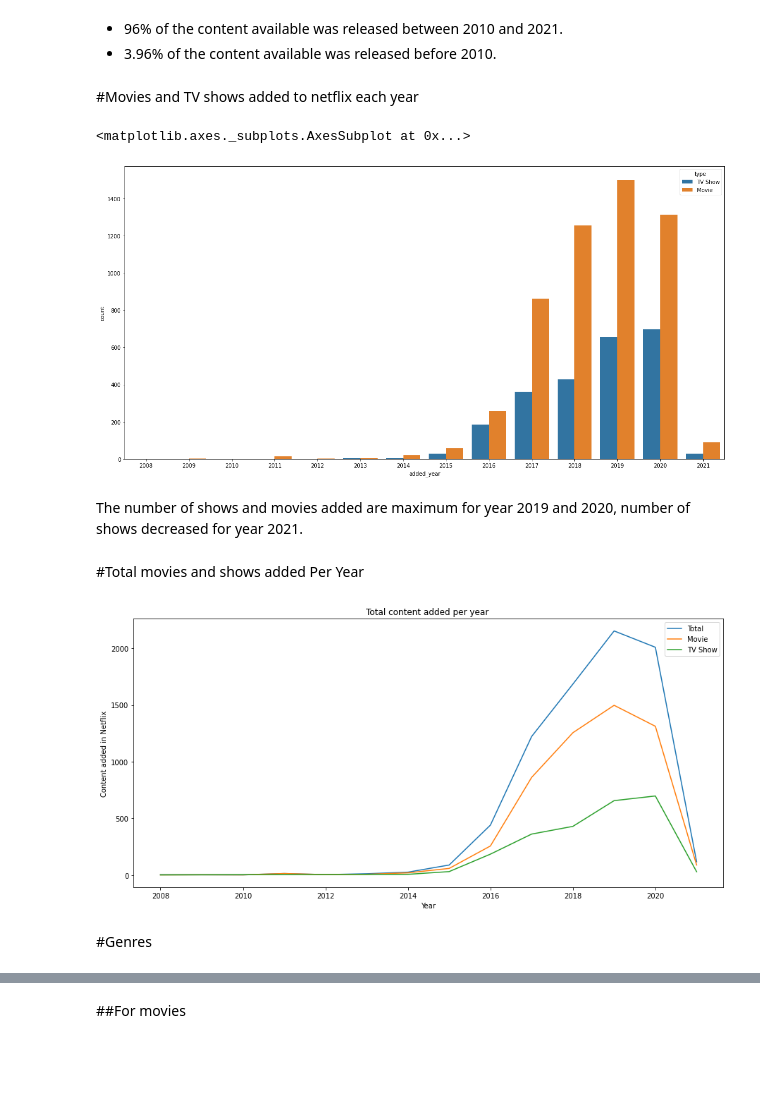
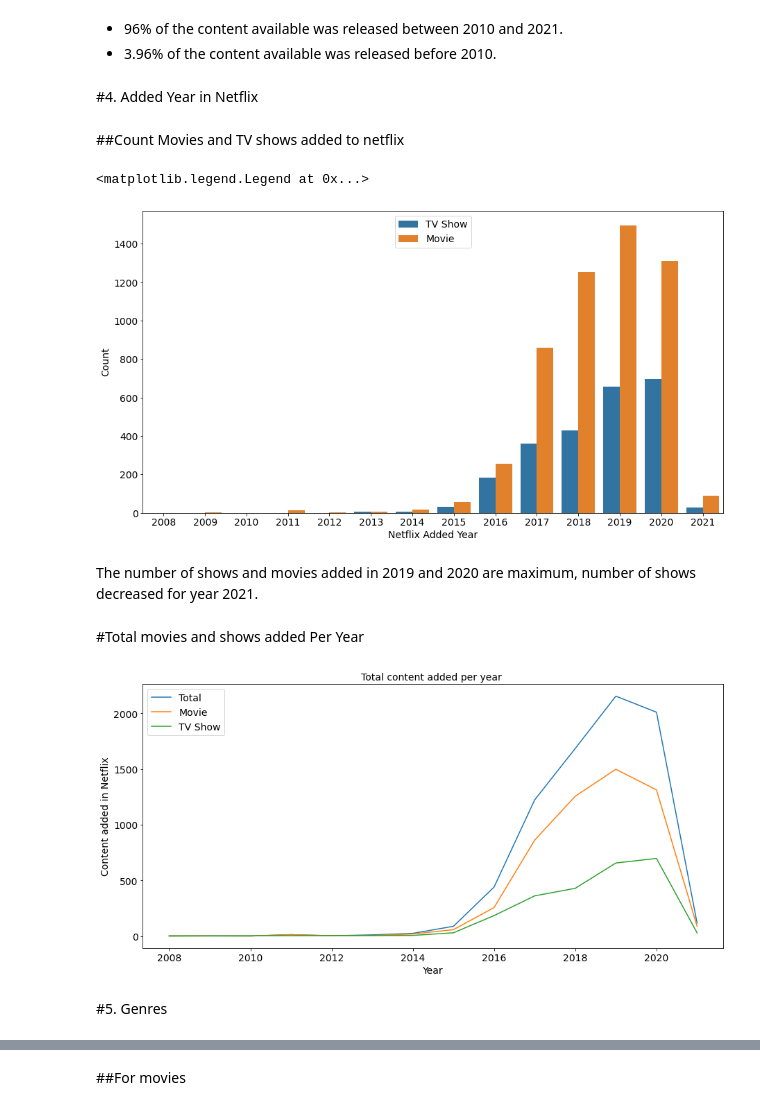
Before and after one commit to Zeeshan00789/NETFLIX-MOVIES-AND-TV-SHOWS-CLUSTERING-, a Jupyter notebook: NETFLIX_MOVIES_AND_TV_SHOWS_CLUSTERING.ipynb, the cells around one changed output, grey strips where cells are left out. Cells and saved outputs as stored; diff of their text form; code cells hidden in the pictures; blank space fills up the shorter version.

```diff
--- a/NETFLIX_MOVIES_AND_TV_SHOWS_CLUSTERING.ipynb
+++ b/NETFLIX_MOVIES_AND_TV_SHOWS_CLUSTERING.ipynb
@@ -297,19 +352,32 @@ plt.pie(values, labels=labels,radius=2, autopct='%1.1f%%',textprops={'fontsize':
 # %% [markdown]
 * 96% of the content available was released between 2010 and 2021.
 * 3.96% of the content available was released before 2010.
+# %% [markdown]
+#4. Added Year in Netflix
 # %% [markdown]
-#Movies and TV shows added to netflix each year
+##Count Movies and TV shows added to netflix
 # %%
 # Creating 'year' column
 df['added_year'] =pd.to_datetime (df['date_added']).dt.year
 #plotting barplot for each year
-plt.figure(figsize = (20,10))
+plt.figure(figsize = (15,8))
 sns.countplot(x='added_year', hue='type',data=df)
+
+
+#font size of x and y axis values
+plt.xticks(fontsize=14)
+plt.yticks(fontsize=14)
+
+#labelling
+plt.xlabel('Netflix Added Year',fontsize=14)
+plt.ylabel('Count',fontsize=14)
+#legend
+plt.legend(loc='upper center',fontsize=14)
 # %% [output]
-<matplotlib.axes._subplots.AxesSubplot at 0x...>
+<matplotlib.legend.Legend at 0x...>
-[figure, old version]
+[figure, new version]
 # %% [markdown]
-The number of shows and movies added are maximum for year 2019 and 2020, number of shows decreased for year 2021.
+The number of shows and movies added in 2019 and 2020 are maximum, number of shows decreased for year 2021.
 # %% [markdown]
 #Total movies and shows added Per Year
 # %%
@@ -319,19 +388,31 @@ movies_year=movies['added_year'].value_counts().to_frame().reset_index().rename(
 tv_shows['added_year'] = pd.to_datetime(tv_shows['date_added']).dt.year
 shows_year=tv_shows['added_year'].value_counts().to_frame().reset_index().rename(columns={'index': 'year','added_year':'count'})
 # %%
+#line plot of content added per year
 plt.figure(figsize = (15,7))
 
+#plot
 sns.lineplot(data=year_count,x='year', y='count')
 sns.lineplot(data=movies_year,x= 'year', y='count')
 sns.lineplot(data=shows_year,x= 'year', y='count')
-plt.title("Total content added per year ")
-plt.legend(['Total','Movie','TV Show'])
-plt.ylabel("Content added in Netflix")
-plt.xlabel("Year")
+
+#title
+plt.title("Total content added per year ", fontsize=14)
+
+#legend
+plt.legend(['Total','Movie','TV Show'],fontsize=14)
+
+#font size of x and y axis values
+plt.xticks(fontsize=14)
+plt.yticks(fontsize=14)
+
+#labelling
+plt.ylabel("Content added in Netflix", fontsize=14)
+plt.xlabel("Year", fontsize=14)
 plt.show()
 # %% [output]
-[figure, old version]
+[figure, new version]
 # %% [markdown]
-#Genres
+#5. Genres
 # %%
 filtered_genres = df.set_index('title').Genres.str.split(', ', expand=True).stack().reset_index(level=1, drop=True);
```
Also changed, not shown: parts of 41 cells of this notebook.
